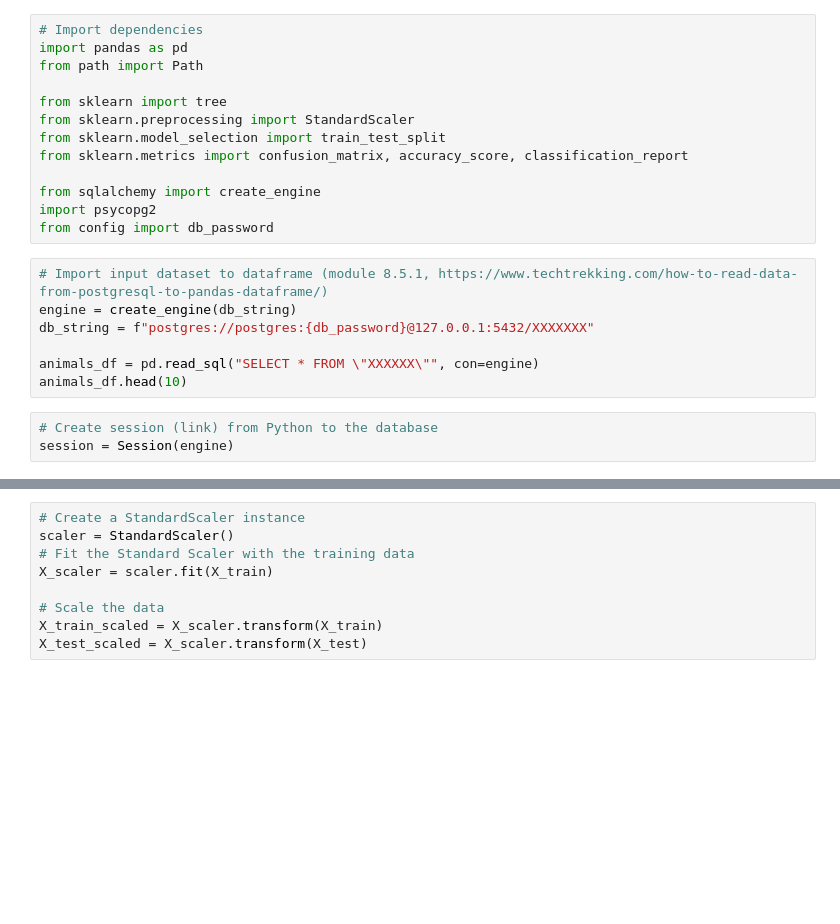
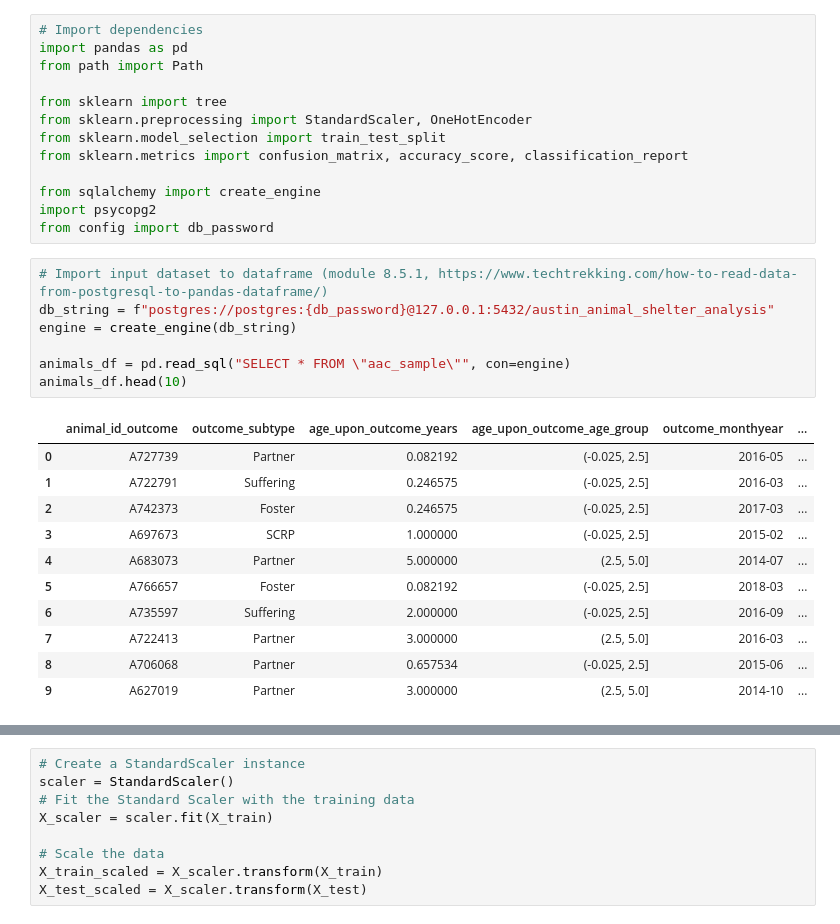
Before and after one commit to hookjamesa/austin_animal_shelter_analysis, a Jupyter notebook: segment1_decision_tree_model.ipynb, the cells around one changed output, grey strips where cells are left out. Drawn from its saved outputs; the diff is of its cells as text; blank space fills up the shorter version.

```diff
--- a/segment1_decision_tree_model.ipynb
+++ b/segment1_decision_tree_model.ipynb
@@ -4,7 +4,7 @@ import pandas as pd
 from path import Path
 
 from sklearn import tree
-from sklearn.preprocessing import StandardScaler
+from sklearn.preprocessing import StandardScaler, OneHotEncoder
 from sklearn.model_selection import train_test_split
 from sklearn.metrics import confusion_matrix, accuracy_score, classification_report
 
@@ -13,12 +13,21 @@ import psycopg2
 from config import db_password
 # %%
 # Import input dataset to dataframe (module 8.5.1, https://www.techtrekking.com/how-to-read-data-from-postgresql-to-pandas-dataframe/)
+db_string = f"postgres://postgres:{db_password}@127.0.0.1:5432/austin_animal_shelter_analysis"
 engine = create_engine(db_string)
-db_string = f"postgres://postgres:{db_password}@127.0.0.1:5432/XXXXXXX"
 
-animals_df = pd.read_sql("SELECT * FROM \"XXXXXX\"", con=engine)
+animals_df = pd.read_sql("SELECT * FROM \"aac_sample\"", con=engine)
 animals_df.head(10)
+# %% [output]
+|  | animal_id_outcome | outcome_subtype | age_upon_outcome_years | age_upon_outcome_age_group | outcome_monthyear | ... |
+| 0 | A727739 | Partner | 0.082192 | (-0.025, 2.5] | 2016-05 | ... |
+| 1 | A722791 | Suffering | 0.246575 | (-0.025, 2.5] | 2016-03 | ... |
+| 2 | A742373 | Foster | 0.246575 | (-0.025, 2.5] | 2017-03 | ... |
+| 3 | A697673 | SCRP | 1.000000 | (-0.025, 2.5] | 2015-02 | ... |
+| 4 | A683073 | Partner | 5.000000 | (2.5, 5.0] | 2014-07 | ... |
+| 5 | A766657 | Foster | 0.082192 | (-0.025, 2.5] | 2018-03 | ... |
+| 6 | A735597 | Suffering | 2.000000 | (-0.025, 2.5] | 2016-09 | ... |
+| 7 | A722413 | Partner | 3.000000 | (2.5, 5.0] | 2016-03 | ... |
+| 8 | A706068 | Partner | 0.657534 | (-0.025, 2.5] | 2015-06 | ... |
+| 9 | A627019 | Partner | 3.000000 | (2.5, 5.0] | 2014-10 | ... |
-# %%
-# Create session (link) from Python to the database
-session = Session(engine)
 # %%
```
Also changed, not shown: parts of 14 cells of this notebook.
